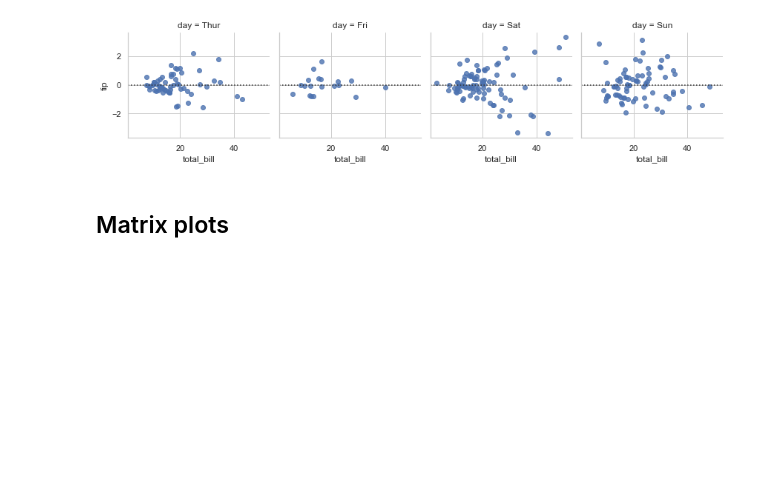
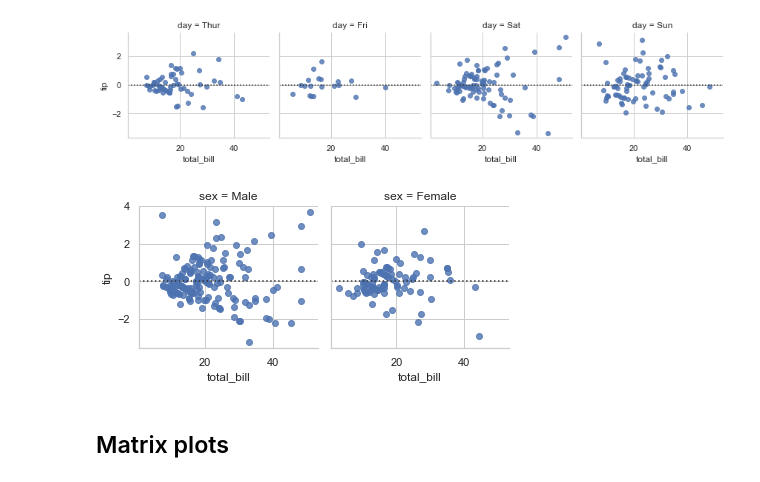
Before and after one commit to srikanthpragada/DS_04_FEB_2021, a Jupyter notebook: plots/seaborn_demo.ipynb, the cells around one changed output. Cells and saved outputs as stored; diff of their text form; code cells hidden in the pictures; blank space fills up the shorter version.

```diff
--- a/plots/seaborn_demo.ipynb
+++ b/plots/seaborn_demo.ipynb
@@ -337,6 +343,11 @@ g = sns.FacetGrid(tips,col="day")
 g = g.map(sns.residplot, "total_bill",  "tip")
 # %% [output]
 [figure]
+# %%
+g = sns.FacetGrid(tips,col="sex")
+g = g.map(sns.residplot, "total_bill",  "tip")
+# %% [output]
+[figure, added]
 # %% [markdown]
 ## Matrix plots
 # %%
```
Also changed, not shown: parts of 10 cells of this notebook.
